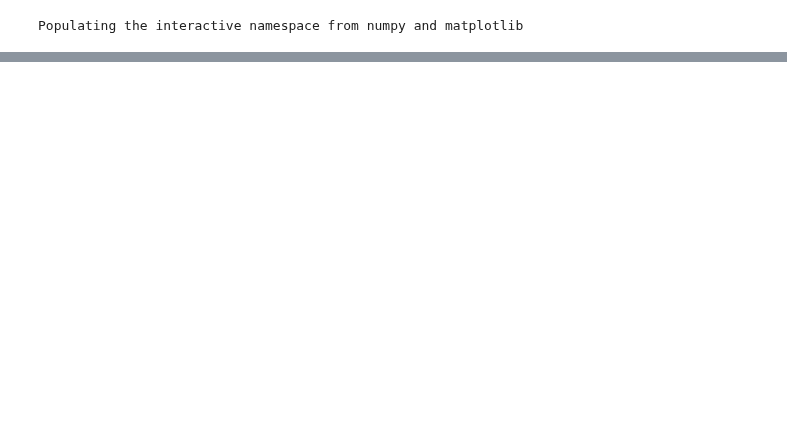
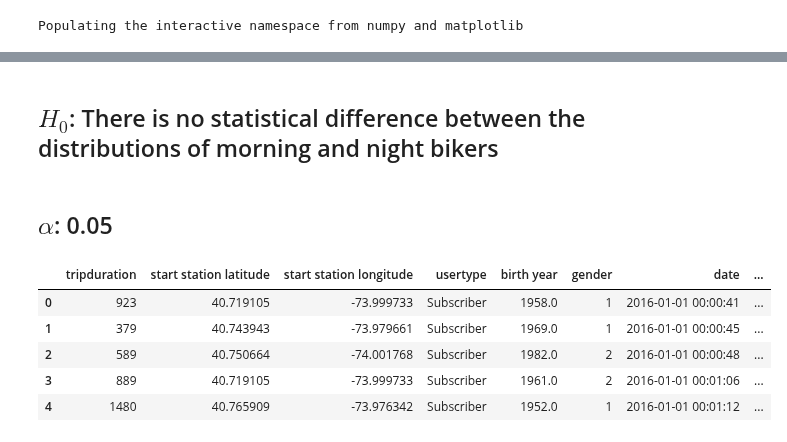
Before and after one commit to qiuyliu/PUI2017_uc288, a Jupyter notebook: HW4_uc288/Assignment_4_citibike.ipynb, the cells around one changed output, grey strips where cells are left out. Saved outputs shown, nothing was run; the diff lists cells and outputs as text; code cells hidden in the pictures; blank space fills up the shorter version.

```diff
--- a/HW4_uc288/Assignment_4_citibike.ipynb
+++ b/HW4_uc288/Assignment_4_citibike.ipynb
@@ -114,4 +78,0 @@ df.describe()
-# %%
-# dropping NaN values
-df['ageM'].dropna(inplace= True)
-df['ageF'].dropna(inplace= True)
@@ -266,0 +79,5 @@ http://docs.scipy.org/doc/scipy/reference/generated/scipy.stats.spearmanr.html#s
+# %%
+df.drop(['stoptime', 'start station id', 'start station name', 'end station id',
+         'end station name', 'end station latitude', 'end station longitude',
+         'bikeid'], axis=1, inplace=True)
+df.head()
@@ -266,0 +93,3 @@ http://docs.scipy.org/doc/scipy/reference/generated/scipy.stats.spearmanr.html#s
+# %%
+df.drop(['starttime'], axis=1, inplace=True)
+df.head()
@@ -266,0 +109,29 @@ http://docs.scipy.org/doc/scipy/reference/generated/scipy.stats.spearmanr.html#s
+# %% [markdown]
+## $H_0$: There is no statistical difference between the distributions of morning and night bikers
+# %% [markdown]
+## $\alpha$: 0.05
+# %%
+def daynight(hour):
+    '''
+    Returns a flag to determine if the time is considered day or night
+    - 1: if the hour of the day is between 6AM to 5PM
+    - 0: if the hour of the day is between 6PM to 5AM
+
+    Arguments:
+    - hour: the hour of the day
+    '''
+    if 6 <= hour <= 17:
+        return 1
+    else:
+        return 0
+# %%
+df['hour'] = df.date.dt.hour
+df['daynight'] = df['hour'].apply(daynight)
+df.head()
+# %% [output]
+|  | tripduration | start station latitude | start station longitude | usertype | birth year | gender | date | ... |
+| 0 | 923 | 40.719105 | -73.999733 | Subscriber | 1958.0 | 1 | 2016-01-01 00:00:41 | ... |
+| 1 | 379 | 40.743943 | -73.979661 | Subscriber | 1969.0 | 1 | 2016-01-01 00:00:45 | ... |
+| 2 | 589 | 40.750664 | -74.001768 | Subscriber | 1982.0 | 2 | 2016-01-01 00:00:48 | ... |
+| 3 | 889 | 40.719105 | -73.999733 | Subscriber | 1961.0 | 2 | 2016-01-01 00:01:06 | ... |
+| 4 | 1480 | 40.765909 | -73.976342 | Subscriber | 1952.0 | 1 | 2016-01-01 00:01:12 | ... |
```
Also changed, not shown: parts of 86 cells of this notebook, 1 other file.
